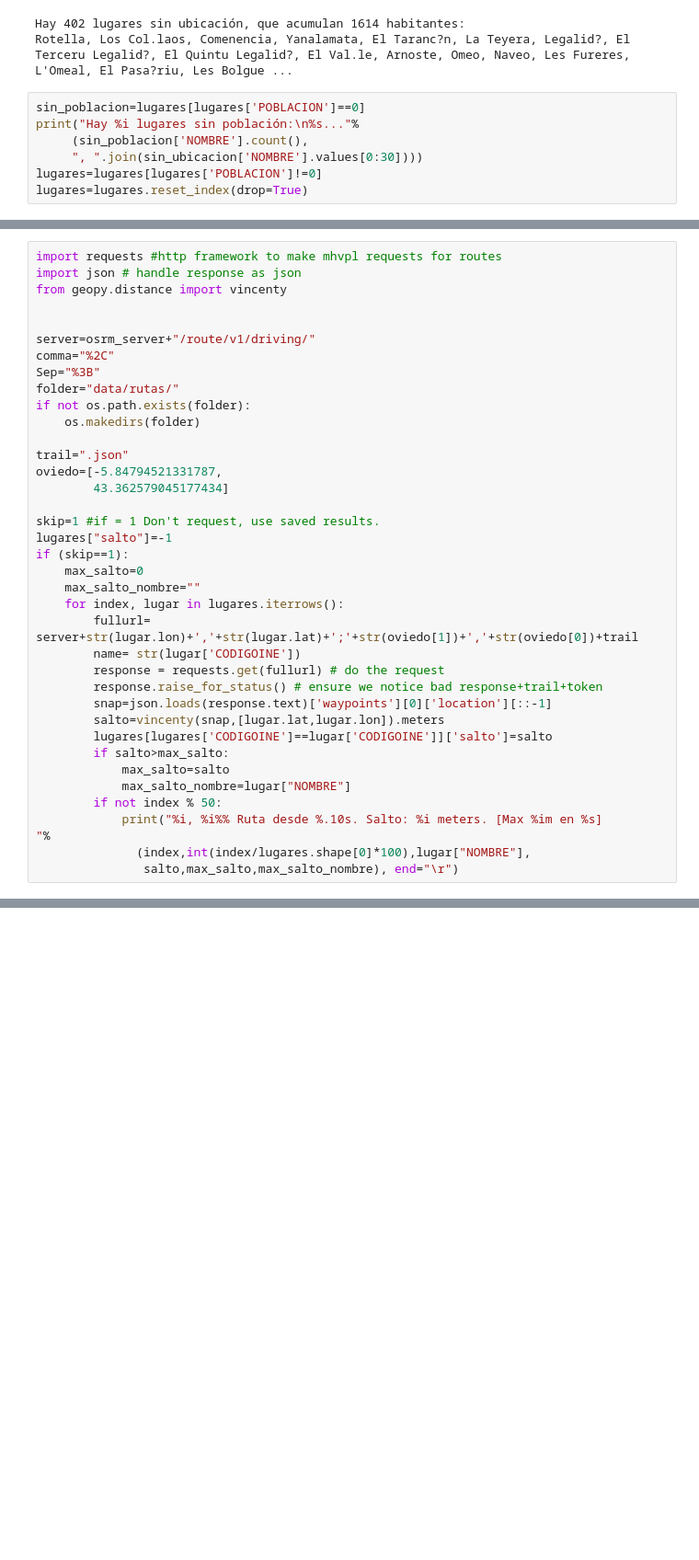
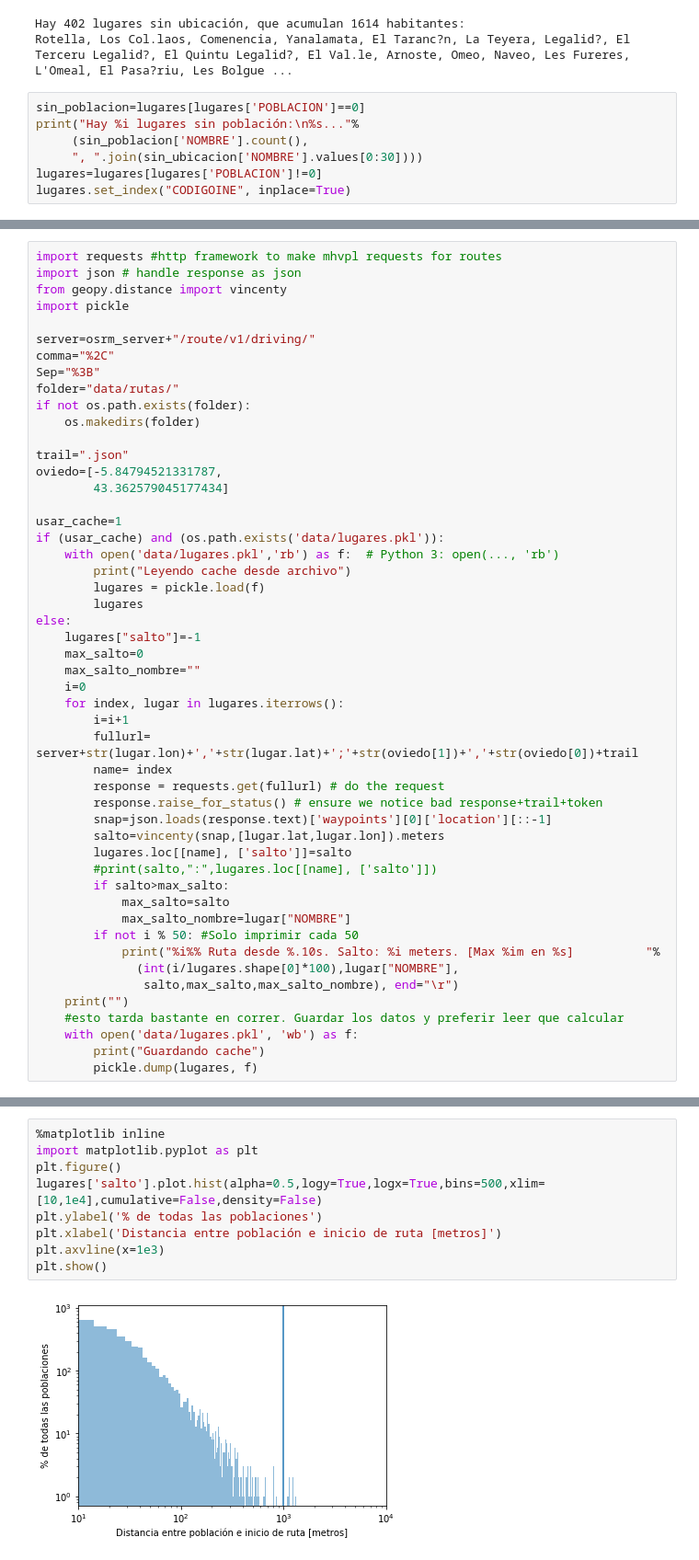
Before and after one commit to brunosan/Acesibilidad-rural-en-Asturias, a Jupyter notebook: Accesibilidad rural.ipynb, the cells around one changed output, grey strips where cells are left out. Shown at 92% size. Saved outputs shown, nothing was run; the diff lists cells and outputs as text; blank space fills up the shorter version.

Commit message:
Comprobar saltos de inicio

```diff
--- a/Accesibilidad rural.ipynb
+++ b/Accesibilidad rural.ipynb
@@ -205,5 +208,5 @@ print("Hay %i lugares sin población:\n%s..."%
      (sin_poblacion['NOMBRE'].count(),
      ", ".join(sin_ubicacion['NOMBRE'].values[0:30])))
 lugares=lugares[lugares['POBLACION']!=0]
-lugares=lugares.reset_index(drop=True)
+lugares.set_index("CODIGOINE", inplace=True)
 # %% [output]
@@ -226,7 +229,7 @@ Podemos pedir la ruta entre todos los pueblo y un mismo punto, por ejemplo el ae
 import requests #http framework to make mhvpl requests for routes
 import json # handle response as json
 from geopy.distance import vincenty
-
+import pickle
 
 server=osrm_server+"/route/v1/driving/"
 comma="%2C"
@@ -239,24 +242,37 @@ trail=".json"
 oviedo=[-5.84794521331787,
         43.362579045177434]
 
-skip=1 #if = 1 Don't request, use saved results.
-lugares["salto"]=-1
-if (skip==1):
+usar_cache=1
+if (usar_cache) and (os.path.exists('data/lugares.pkl')):
+    with open('data/lugares.pkl','rb') as f:  # Python 3: open(..., 'rb')
+        print("Leyendo cache desde archivo")
+        lugares = pickle.load(f)
+        lugares
+else:
+    lugares["salto"]=-1
     max_salto=0
     max_salto_nombre=""
+    i=0
     for index, lugar in lugares.iterrows():
+        i=i+1
         fullurl= server+str(lugar.lon)+','+str(lugar.lat)+';'+str(oviedo[1])+','+str(oviedo[0])+trail
-        name= str(lugar['CODIGOINE'])
+        name= index
         response = requests.get(fullurl) # do the request
         response.raise_for_status() # ensure we notice bad response+trail+token
         snap=json.loads(response.text)['waypoints'][0]['location'][::-1]
         salto=vincenty(snap,[lugar.lat,lugar.lon]).meters
-        lugares[lugares['CODIGOINE']==lugar['CODIGOINE']]['salto']=salto
+        lugares.loc[[name], ['salto']]=salto
+        #print(salto,":",lugares.loc[[name], ['salto']])
         if salto>max_salto:
             max_salto=salto
             max_salto_nombre=lugar["NOMBRE"]
-        if not index % 50:
-            print("%i, %i%% Ruta desde %.10s. Salto: %i meters. [Max %im en %s]          "%
-              (index,int(index/lugares.shape[0]*100),lugar["NOMBRE"],
+        if not i % 50: #Solo imprimir cada 50
+            print("%i%% Ruta desde %.10s. Salto: %i meters. [Max %im en %s]          "%
+              (int(i/lugares.shape[0]*100),lugar["NOMBRE"],
                salto,max_salto,max_salto_nombre), end="\r")
+    print("")
+    #esto tarda bastante en correr. Guardar los datos y preferir leer que calcular
+    with open('data/lugares.pkl', 'wb') as f:
+        print("Guardando cache")
+        pickle.dump(lugares, f)
 # %% [output]
@@ -271,0 +280,11 @@ for a in np.arange(10):
+# %%
+%matplotlib inline
+import matplotlib.pyplot as plt
+plt.figure()
+lugares['salto'].plot.hist(alpha=0.5,logy=True,logx=True,bins=500,xlim=[10,1e4],cumulative=False,density=False)
+plt.ylabel('% de todas las poblaciones')
+plt.xlabel('Distancia entre población e inicio de ruta [metros]')
+plt.axvline(x=1e3)
+plt.show()
+# %% [output]
+[figure, added]
```
Also changed, not shown: parts of 10 cells of this notebook.
